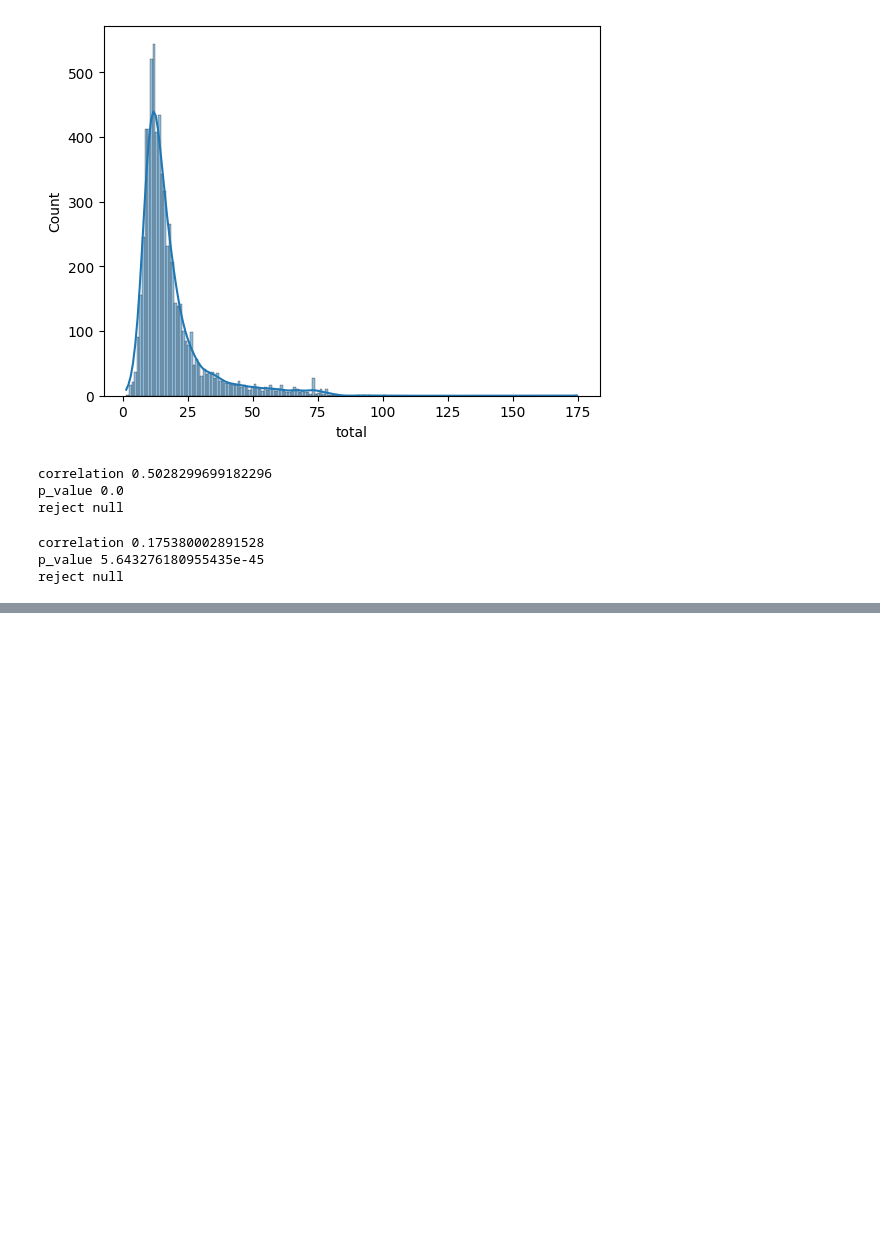
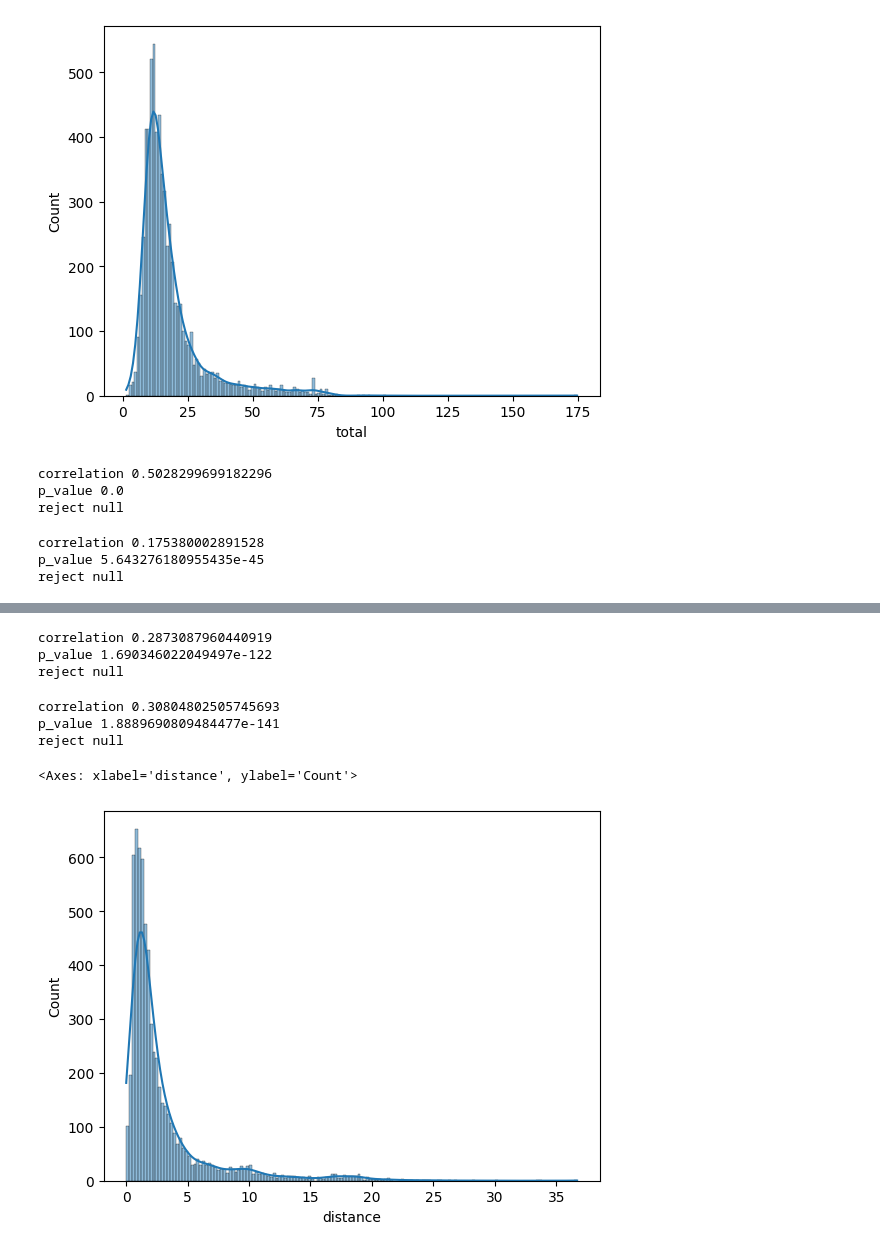
Before and after one commit to kotlanandu525/feature_selection, a Jupyter notebook: feature_selection.ipynb, the cells around one changed output, grey strips where cells are left out. Saved outputs shown, nothing was run; the diff lists cells and outputs as text; code cells hidden in the pictures; blank space fills up the shorter version.

```diff
--- a/feature_selection.ipynb
+++ b/feature_selection.ipynb
@@ -552,3 +603,8 @@ else:
 correlation 0.175380002891528
 p_value 5.643276180955435e-45
 reject null
+# %%
+import pandas as pd
+import seaborn as sns
+df=sns.load_dataset("taxis")
+df
@@ -554,0 +625,32 @@ reject null
+# %%
+
+from scipy import stats
+r,p_val=stats.spearmanr(df['tip'],df['distance'])
+print("correlation",r)
+print("p_value",p_val)
+if p_val<0.05:
+  print("reject null")
+else:
+  print("accept null")
+# %% [output]
+correlation 0.2873087960440919
+p_value 1.690346022049497e-122
+reject null
+# %%
+from scipy import stats
+r,p_val=stats.spearmanr(df['tip'],df['fare'])
+print("correlation",r)
+print("p_value",p_val)
+if p_val<0.05:
+  print("reject null")
+else:
+  print("accept null")
+# %% [output]
+correlation 0.30804802505745693
+p_value 1.8889690809484477e-141
+reject null
+# %%
+sns.histplot(x=df['distance'],kde=True)
+# %% [output]
+<Axes: xlabel='distance', ylabel='Count'>
+[figure, added]
```
Also changed, not shown: parts of 45 cells of this notebook.
